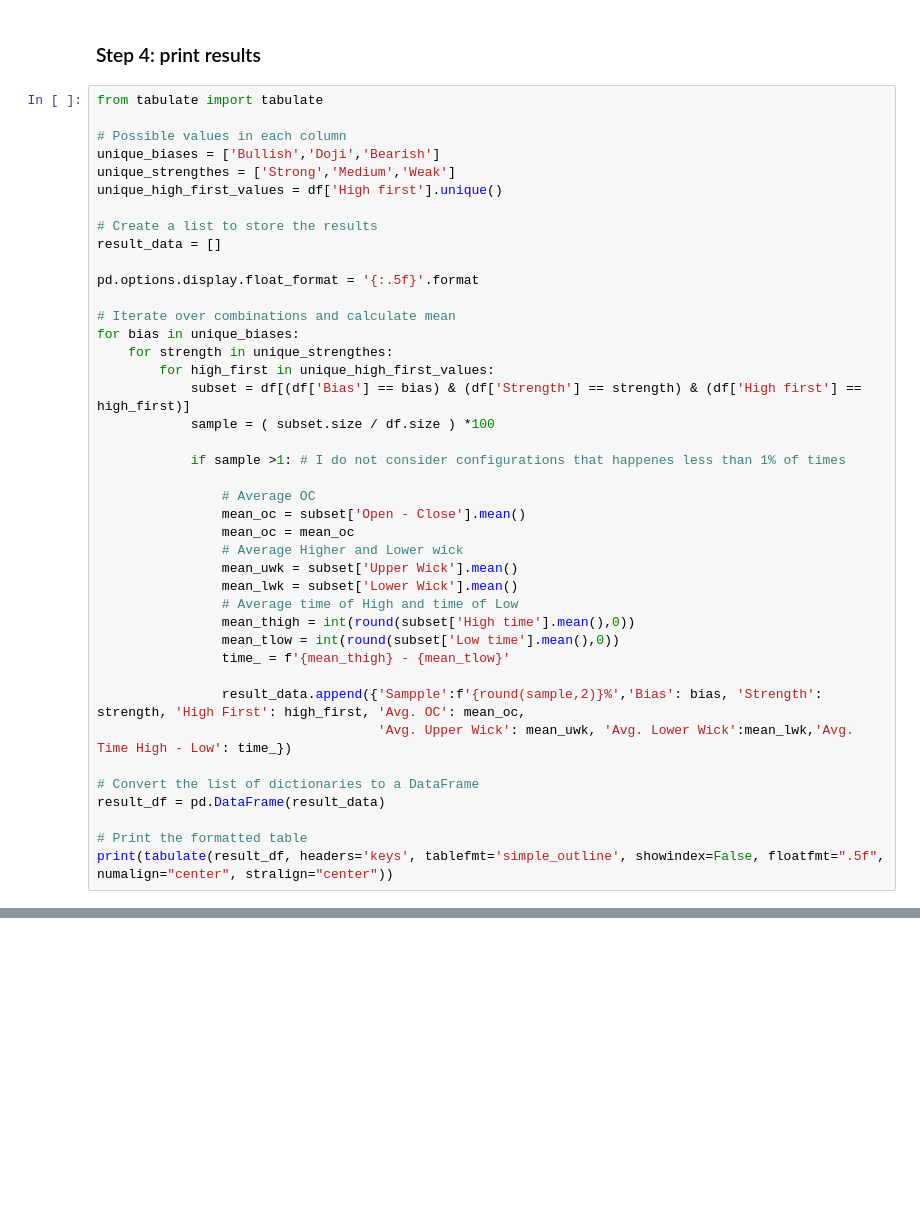
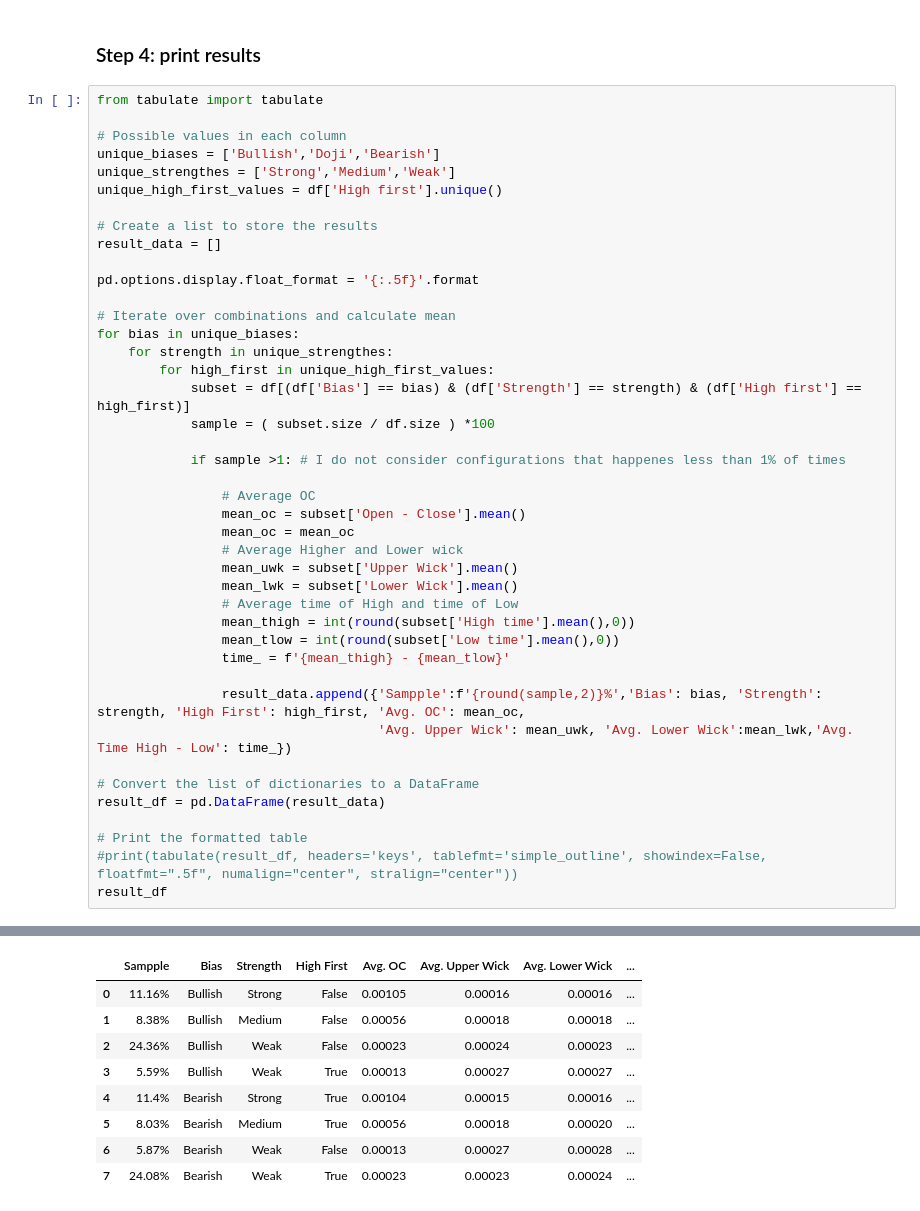
Before and after one commit to ironhak/test4anti, a Jupyter notebook: classify_candles v2.ipynb, the cells around one changed output, grey strips where cells are left out. Saved outputs shown, nothing was run; the diff lists cells and outputs as text; blank space fills up the shorter version.

```diff
--- a/classify_candles v2.ipynb
+++ b/classify_candles v2.ipynb
@@ -225,5 +226,6 @@ for bias in unique_biases:
 result_df = pd.DataFrame(result_data)
 
 # Print the formatted table
-print(tabulate(result_df, headers='keys', tablefmt='simple_outline', showindex=False, floatfmt=".5f", numalign="center", stralign="center"))
+#print(tabulate(result_df, headers='keys', tablefmt='simple_outline', showindex=False, floatfmt=".5f", numalign="center", stralign="center"))
+result_df
 # %% [output]
@@ -241,0 +232,9 @@ print(tabulate(result_df, headers='keys', tablefmt='simple_outline', showindex=F
+|  | Sampple | Bias | Strength | High First | Avg. OC | Avg. Upper Wick | Avg. Lower Wick | ... |
+| 0 | 11.16% | Bullish | Strong | False | 0.00105 | 0.00016 | 0.00016 | ... |
+| 1 | 8.38% | Bullish | Medium | False | 0.00056 | 0.00018 | 0.00018 | ... |
+| 2 | 24.36% | Bullish | Weak | False | 0.00023 | 0.00024 | 0.00023 | ... |
+| 3 | 5.59% | Bullish | Weak | True | 0.00013 | 0.00027 | 0.00027 | ... |
+| 4 | 11.4% | Bearish | Strong | True | 0.00104 | 0.00015 | 0.00016 | ... |
+| 5 | 8.03% | Bearish | Medium | True | 0.00056 | 0.00018 | 0.00020 | ... |
+| 6 | 5.87% | Bearish | Weak | False | 0.00013 | 0.00027 | 0.00028 | ... |
+| 7 | 24.08% | Bearish | Weak | True | 0.00023 | 0.00023 | 0.00024 | ... |
```
Also changed, not shown: parts of 1 cell of this notebook, 1 other file.
